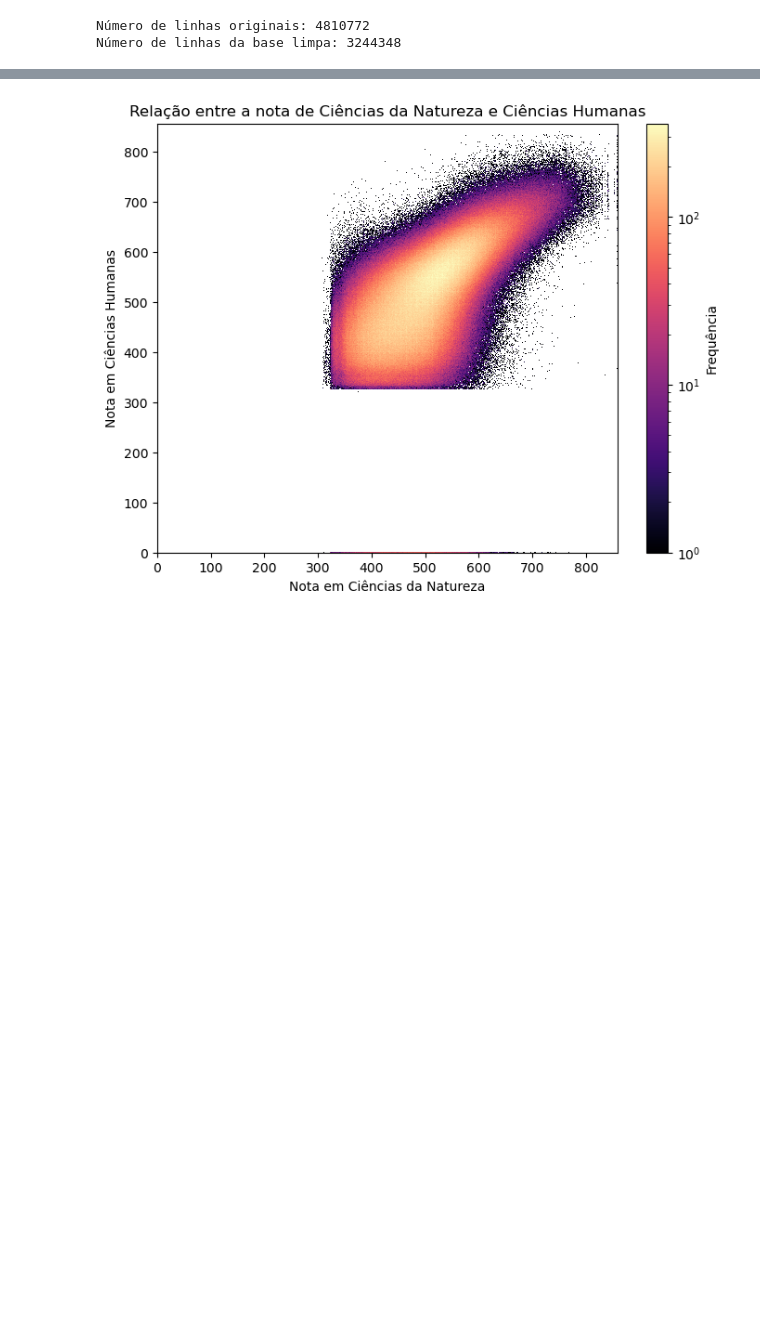
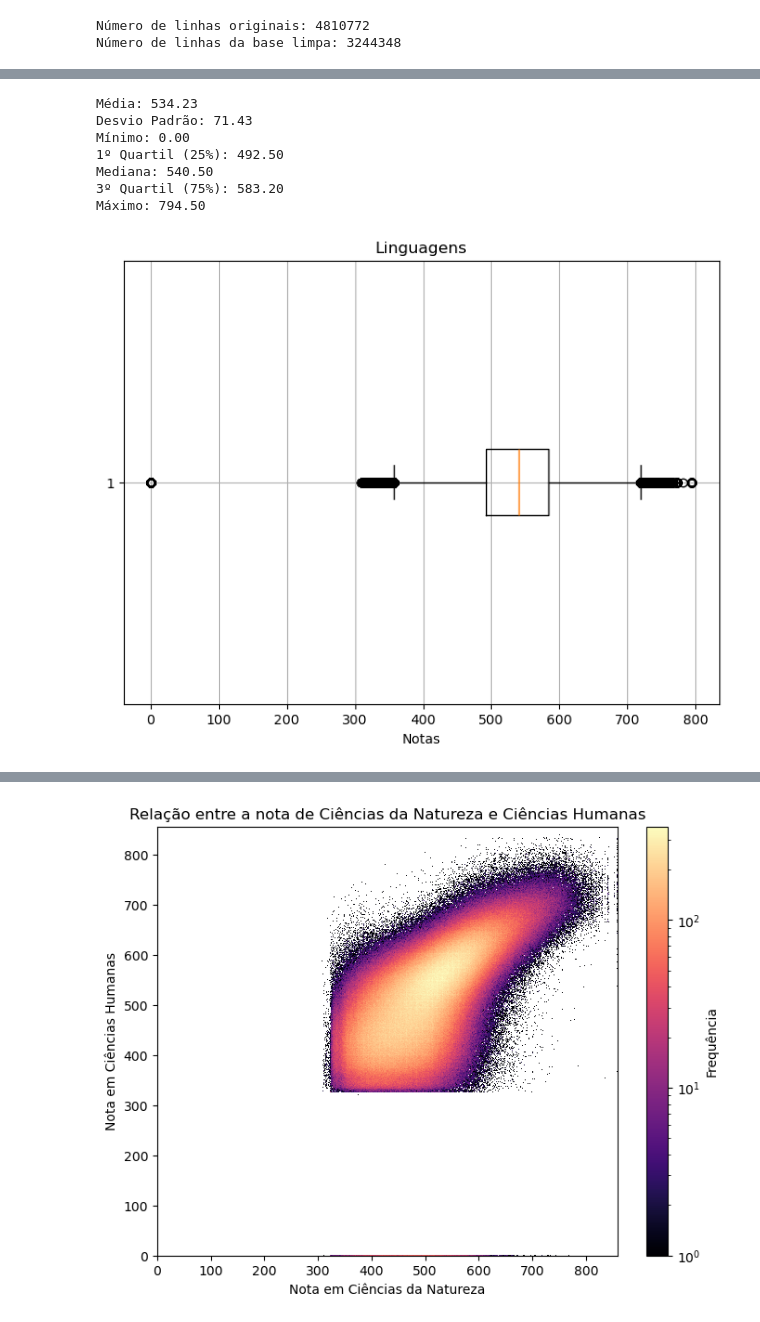
Before and after one commit to Machine-Learning-AV2/Pipeline_MachineLearning_AV2, a Jupyter notebook: analise_exploratoria.ipynb, the cells around one changed output, grey strips where cells are left out. Drawn from its saved outputs; the diff is of its cells as text; code cells hidden in the pictures; blank space fills up the shorter version.

```diff
--- a/analise_exploratoria.ipynb
+++ b/analise_exploratoria.ipynb
@@ -30,0 +85,13 @@ Número de linhas da base limpa: 3244348
+# %%
+lc = dados_limpos[:,3]
+
+estatisticas(lc, "Linguagens")
+# %% [output]
+Média: 534.23
+Desvio Padrão: 71.43
+Mínimo: 0.00
+1º Quartil (25%): 492.50
+Mediana: 540.50
+3º Quartil (75%): 583.20
+Máximo: 794.50
+[figure, added]
```
Also changed, not shown: parts of 10 cells of this notebook.
